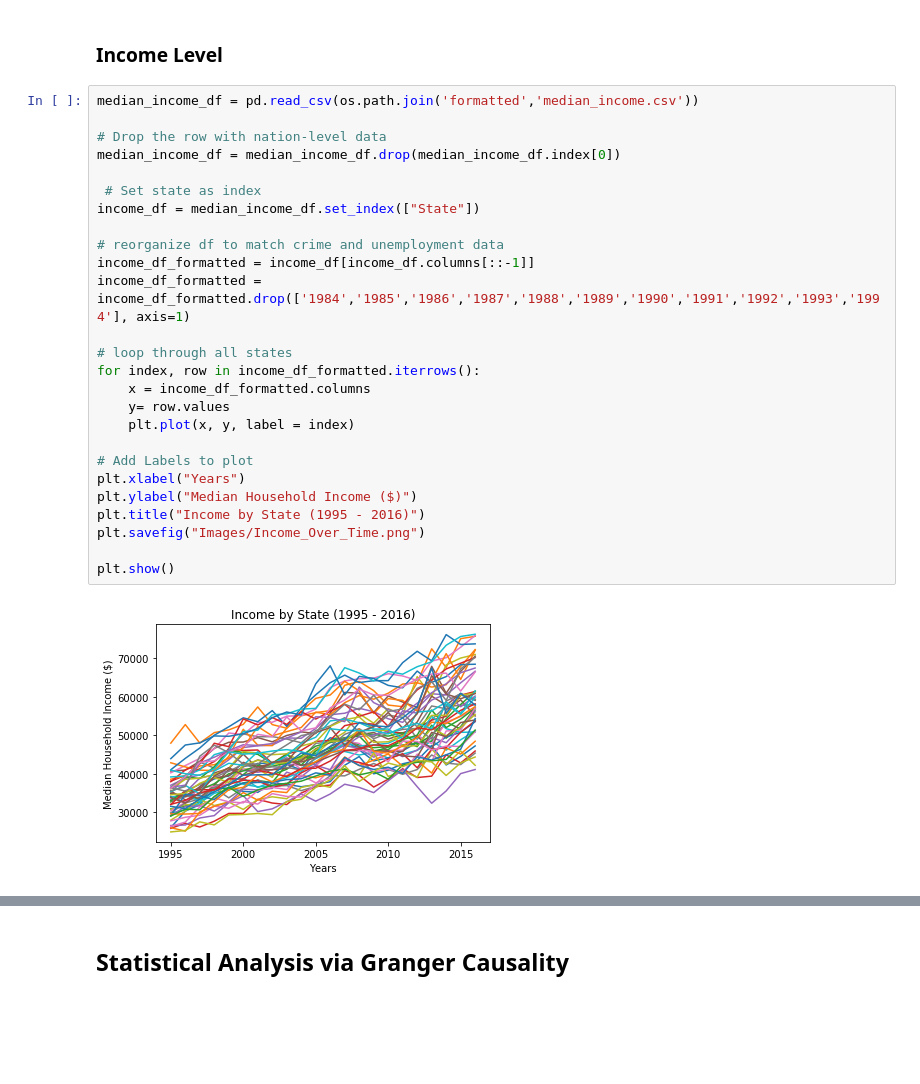
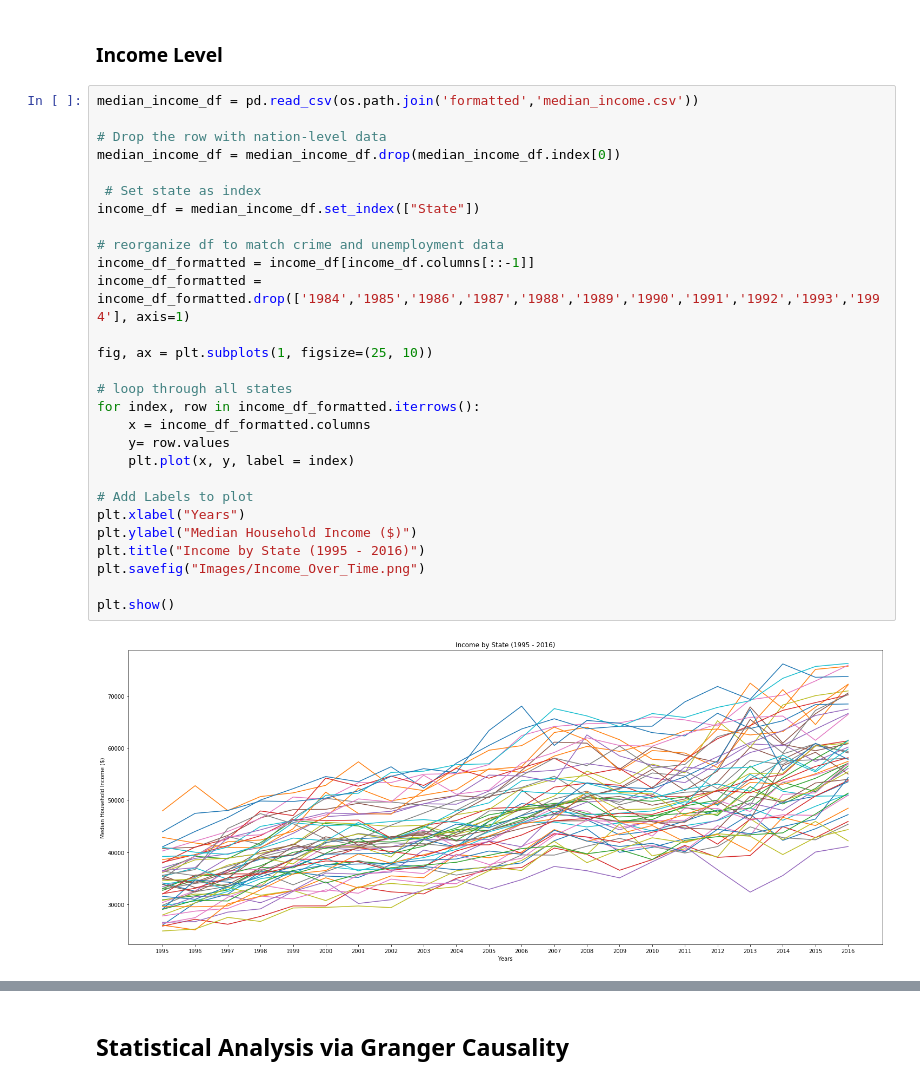
Before and after one commit to navbala/Crime-Rate-Predictor, a Jupyter notebook: Final Data Analysis.ipynb, the cells around one changed output, grey strips where cells are left out. Saved outputs shown, nothing was run; the diff lists cells and outputs as text; blank space fills up the shorter version.

Commit message:
updated final analysis plots

```diff
--- a/Final Data Analysis.ipynb
+++ b/Final Data Analysis.ipynb
@@ -585,29 +583,31 @@ plt.show()
 # %%
 median_income_df = pd.read_csv(os.path.join('formatted','median_income.csv'))
 
 # Drop the row with nation-level data
 median_income_df = median_income_df.drop(median_income_df.index[0])
 
  # Set state as index
 income_df = median_income_df.set_index(["State"])
 
 # reorganize df to match crime and unemployment data
 income_df_formatted = income_df[income_df.columns[::-1]]
 income_df_formatted = income_df_formatted.drop(['1984','1985','1986','1987','1988','1989','1990','1991','1992','1993','1994'], axis=1)
+
+fig, ax = plt.subplots(1, figsize=(25, 10))
 
 # loop through all states
 for index, row in income_df_formatted.iterrows():
     x = income_df_formatted.columns
     y= row.values
     plt.plot(x, y, label = index)
 
 # Add Labels to plot
 plt.xlabel("Years")
 plt.ylabel("Median Household Income ($)")
 plt.title("Income by State (1995 - 2016)")
 plt.savefig("Images/Income_Over_Time.png")
 
 plt.show()
 # %% [output]
-[figure, old version]
+[figure, new version]
 # %% [markdown]
```
Also changed, not shown: parts of 8 cells of this notebook, 6 other files.
